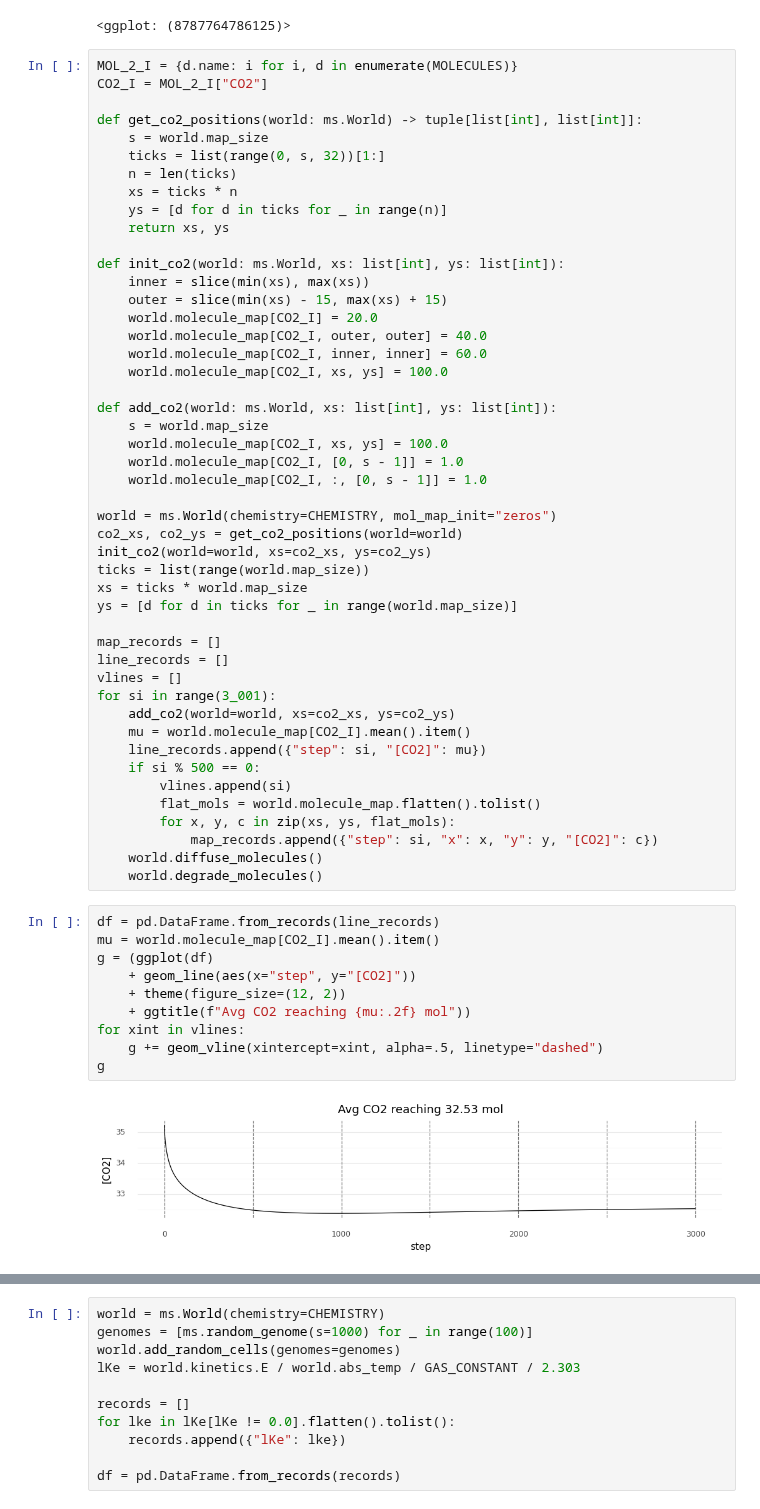
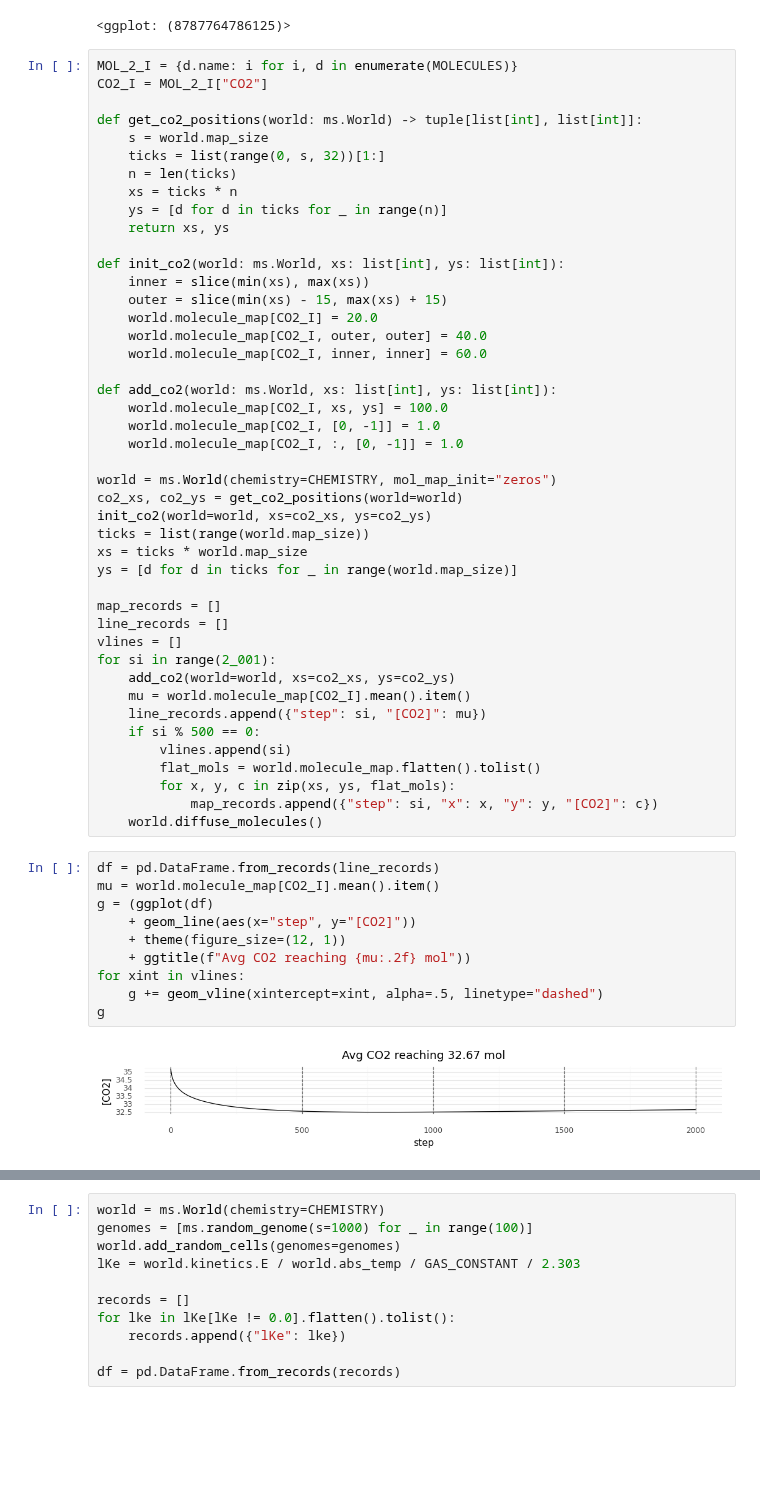
Before and after one commit to mRcSchwering/luca, a Jupyter notebook: e1_co2_fixing/prep.ipynb, the cells around one changed output, grey strips where cells are left out. Saved outputs shown, nothing was run; the diff lists cells and outputs as text; blank space fills up the shorter version.

```diff
--- a/e1_co2_fixing/prep.ipynb
+++ b/e1_co2_fixing/prep.ipynb
@@ -72,13 +77,11 @@ def init_co2(world: ms.World, xs: list[int], ys: list[int]):
     world.molecule_map[CO2_I] = 20.0
     world.molecule_map[CO2_I, outer, outer] = 40.0
     world.molecule_map[CO2_I, inner, inner] = 60.0
-    world.molecule_map[CO2_I, xs, ys] = 100.0
 
 def add_co2(world: ms.World, xs: list[int], ys: list[int]):
-    s = world.map_size
     world.molecule_map[CO2_I, xs, ys] = 100.0
-    world.molecule_map[CO2_I, [0, s - 1]] = 1.0
-    world.molecule_map[CO2_I, :, [0, s - 1]] = 1.0
+    world.molecule_map[CO2_I, [0, -1]] = 1.0
+    world.molecule_map[CO2_I, :, [0, -1]] = 1.0
 
 world = ms.World(chemistry=CHEMISTRY, mol_map_init="zeros")
 co2_xs, co2_ys = get_co2_positions(world=world)
@@ -90,7 +93,7 @@ ys = [d for d in ticks for _ in range(world.map_size)]
 map_records = []
 line_records = []
 vlines = []
-for si in range(3_001):
+for si in range(2_001):
     add_co2(world=world, xs=co2_xs, ys=co2_ys)
     mu = world.molecule_map[CO2_I].mean().item()
     line_records.append({"step": si, "[CO2]": mu})
@@ -100,16 +103,15 @@ for si in range(3_001):
         for x, y, c in zip(xs, ys, flat_mols):
             map_records.append({"step": si, "x": x, "y": y, "[CO2]": c})
     world.diffuse_molecules()
-    world.degrade_molecules()
 # %%
 df = pd.DataFrame.from_records(line_records)
 mu = world.molecule_map[CO2_I].mean().item()
 g = (ggplot(df)
     + geom_line(aes(x="step", y="[CO2]"))
-    + theme(figure_size=(12, 2))
+    + theme(figure_size=(12, 1))
     + ggtitle(f"Avg CO2 reaching {mu:.2f} mol"))
 for xint in vlines:
     g += geom_vline(xintercept=xint, alpha=.5, linetype="dashed")
 g
 # %% [output]
-[figure, old version]
+[figure, new version]
```
Also changed, not shown: parts of 4 cells of this notebook, 3 other files.
